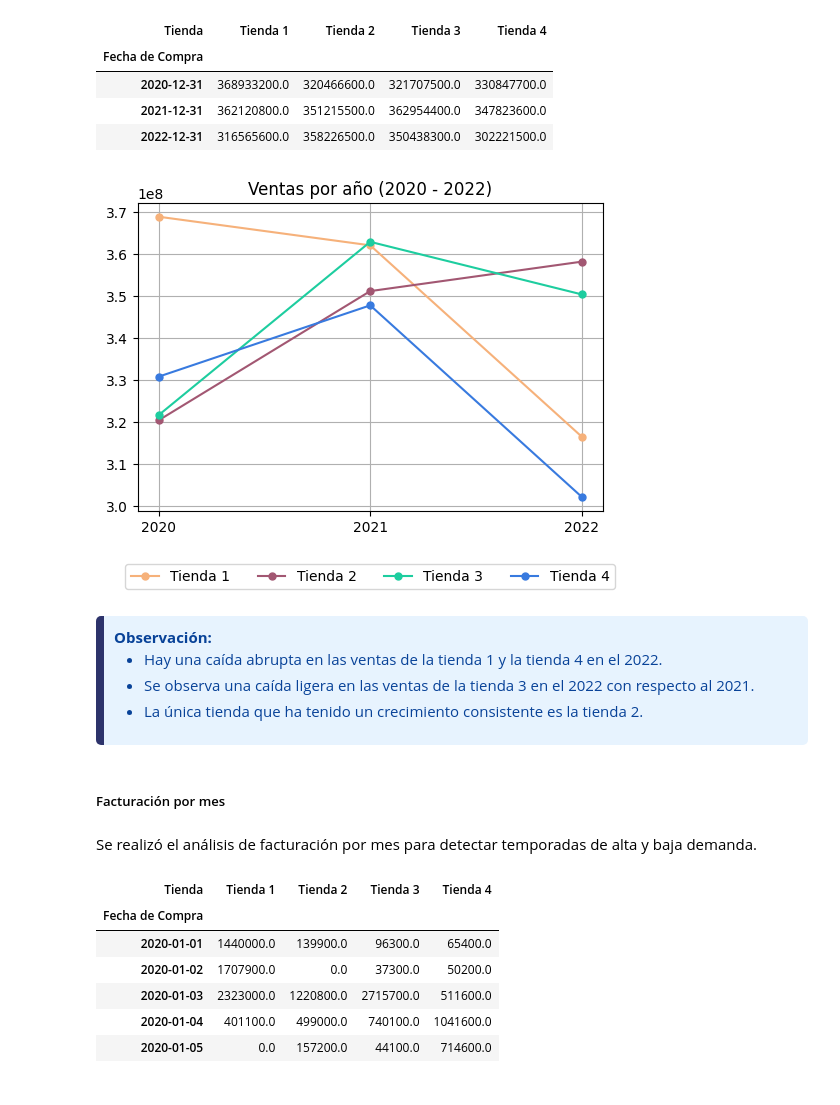
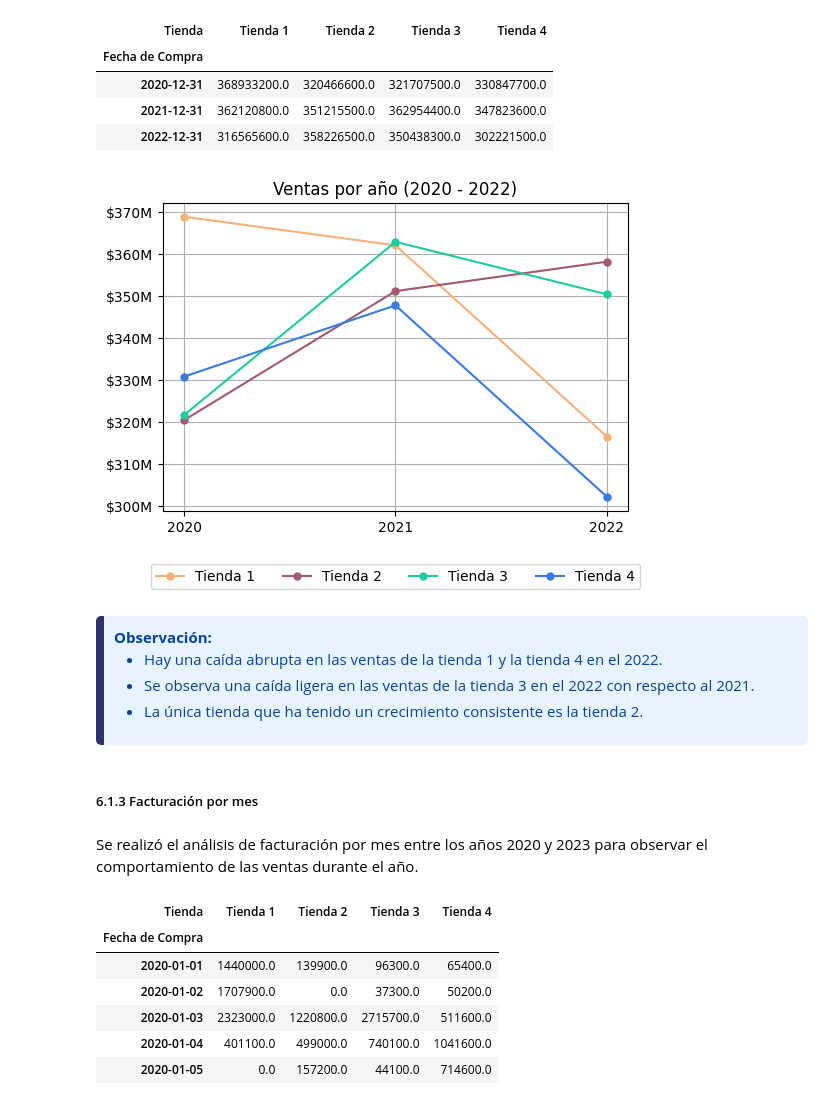
Before and after one commit to ecordovag/challenge_alura_store, a Jupyter notebook: AluraStoreLatam.ipynb, the cells around one changed output. Drawn from its saved outputs; the diff is of its cells as text; code cells hidden in the pictures.

Commit message:
Analisis de calificacion de tiendas

```diff
--- a/AluraStoreLatam.ipynb
+++ b/AluraStoreLatam.ipynb
@@ -427,6 +445,7 @@ tiendas_df = {'Tienda 1':tienda, 'Tienda 2':tienda2, 'Tienda 3':tienda3, 'Tienda
 # Calculo del total de ventas en cada tienda
 for nombre, df in tiendas_df.items():
     total_ventas = float(df['Precio'].sum())
+    total_ventas = f'${total_ventas:,.2f}'
     print(f'El total de ventas de la {nombre} es {total_ventas}')
     print('---')
 # %% [output]
@@ -440,12 +459,14 @@ El total de ventas de la Tienda 4 es 1038375700.0
 ---
 # %%
+# Gráfico de ventas totales por tienda
+
 tiendas_df = {'Tienda 1':tienda, 'Tienda 2':tienda2, 'Tienda 3':tienda3, 'Tienda 4':tienda4}
 
 # Calculo de la suma total de ventas en cada dataframe
 totales_por_tienda = {}
 
 for nombre, df in tiendas_df.items():
-    ventas_totales = df['total_ventas'] = df['Precio'].sum()
+    ventas_totales = df['Precio'].sum()
     totales_por_tienda[nombre] = ventas_totales
 
 # Definición de las variables a ser graficadas
@@ -459,9 +480,14 @@ def millones(x, pos=None):
     """
     return f'${x/1_000_000:,.0f}M'
 
+# Colores por cada barra graficada
+colores = ['#F6B17A', '#A25772', '#1DCD9F', '#387ADF']
+
 # Realizar gráfica de suma total de ventas por tienda
 fig, ax = plt.subplots(figsize = (6,4))
-ax.bar(x, y, color = 'mediumseagreen')
+
+for n_x, n_y, c in zip(x, y, colores):
+    ax.bar(n_x, n_y, color = c)
 
 # Uso de la función millones para formatear números en el eje y
 ax.yaxis.set_major_formatter(FuncFormatter(millones))
@@ -509,24 +535,32 @@ ventas_ano
 | 2021-12-31 | 362120800.0 | 351215500.0 | 362954400.0 | 347823600.0 |
 | 2022-12-31 | 316565600.0 | 358226500.0 | 350438300.0 | 302221500.0 |
 # %%
-# Gráfica de ventas totales por año
+# Gráfica de ventas totales por año (2020 - 2022)
 
 # Creación del gráfico
 fig, ax = plt.subplots(figsize = (6,4))
 
-# Formatear con un color y un marcador determinados cada línea graficada:
+# Colores a utilizar en la gráfica:
 colores = ['#F6B17A', '#A25772', '#1DCD9F', '#387ADF']
-for color, columna in zip(colores, ventas_ano.columns):
-    ax.plot(ventas_ano.index, ventas_ano[columna], label=columna, color=color, linewidth=1.5, marker='o', markersize=5)
+for c, columna in zip(colores, ventas_ano.columns):
+    ax.plot(ventas_ano.index, ventas_ano[columna], label=columna, color=c, linewidth=1.5, marker='o', markersize=5)
 
+# Personalización de título
 ax.set_title('Ventas por año (2020 - 2022)')
+
+# Personalización de ejes
 ax.set_xticks(ventas_ano.index)
 ax.set_xticklabels(ventas_ano.index.strftime('%Y'))
+ax.yaxis.set_major_formatter(FuncFormatter(millones))
+
+# Personalización de la leyenda
 ax.legend(loc='upper center', bbox_to_anchor=(0.5, -0.15), ncol=4)
+
 ax.grid(True)
+
 plt.show()
 # %% [output]
-[figure, old version]
+[figure, new version]
 # %% [markdown]
 <div style="background-color: #e7f3fe; color: #084298; padding: 10px; border-left: 8px solid #2D336B; border-radius: 5px;">
   <strong>Observación:</strong>
@@ -537,9 +571,9 @@ plt.show()
   </ul>
 </div>
 # %% [markdown]
-##### Facturación por mes
+##### 6.1.3 Facturación por mes
 # %% [markdown]
-Se realizó el análisis de facturación por mes para detectar temporadas de alta y baja demanda.
+Se realizó el análisis de facturación por mes entre los años 2020 y 2023 para observar el comportamiento de las ventas durante el año.
 # %%
 # Crear una copia del dataframe combinado
 df_combinados_1 = df_combinados.copy()
```
Also changed, not shown: parts of 86 cells of this notebook.
